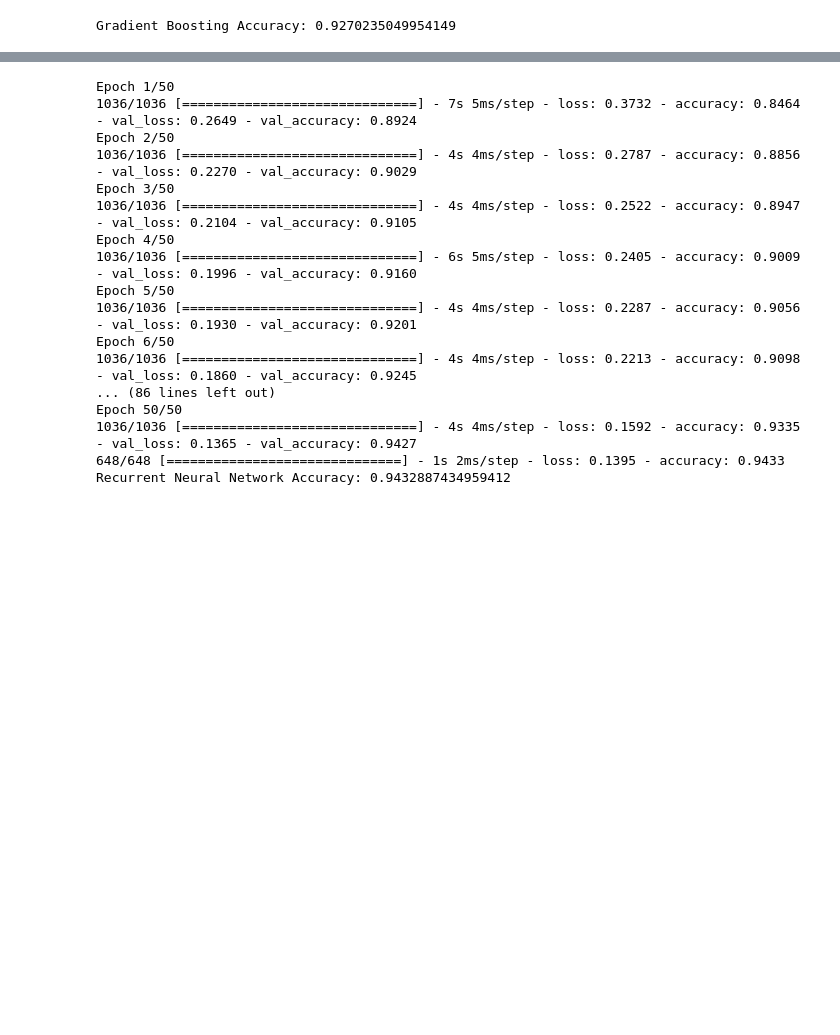
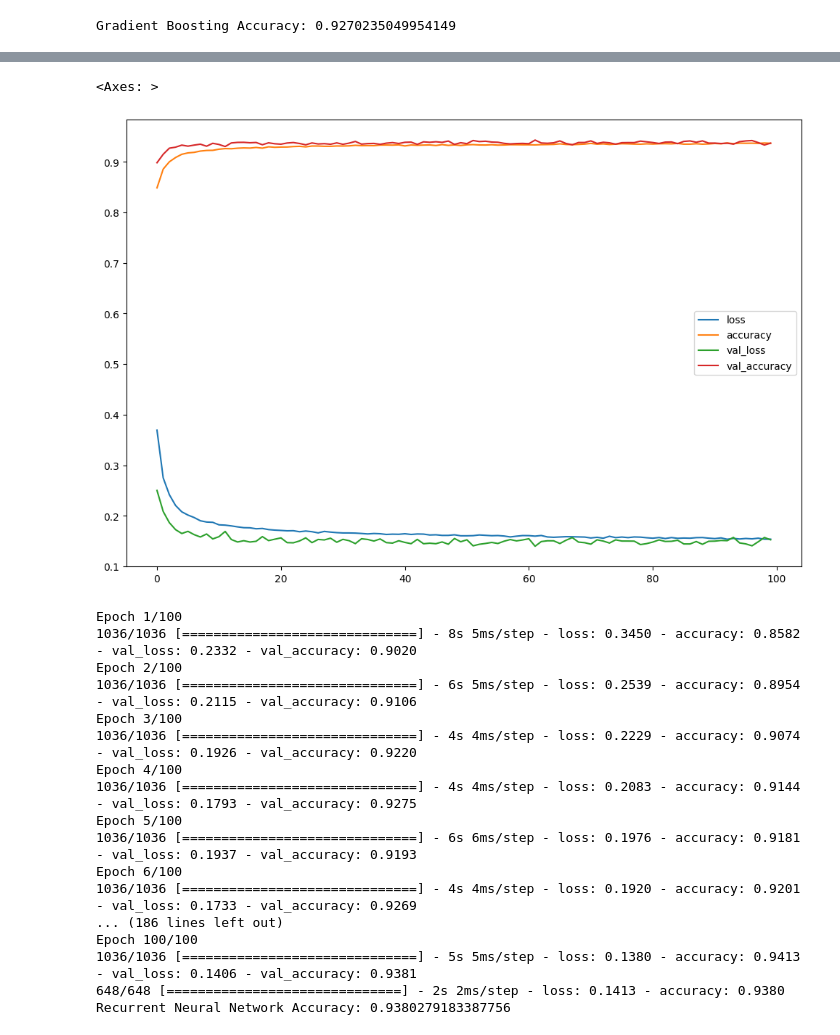
Before and after one commit to Hoang-Qui/Project-Final-Machine-Learning, a Jupyter notebook: Task2/fn_Task2.ipynb, the cells around one changed output, grey strips where cells are left out. Saved outputs shown, nothing was run; the diff lists cells and outputs as text; code cells hidden in the pictures; blank space fills up the shorter version.

```diff
--- a/Task2/fn_Task2.ipynb
+++ b/Task2/fn_Task2.ipynb
@@ -210,11 +249,12 @@ fnn_model = Sequential([
     Dense(64, activation='relu', input_dim=X_train_scaled.shape[1]),
     Dropout(0.5),
     Dense(32, activation='relu'),
+    Dense(16, activation='relu'),
     Dense(1, activation='sigmoid')
 ])
 early_stopping = EarlyStopping(monitor='val_loss', patience=3, restore_best_weights=True)
 fnn_model.compile(optimizer='adam', loss='binary_crossentropy', metrics=['accuracy'])
-fnn_model.fit(X_train_scaled, y_train, epochs=50, batch_size=64, validation_split=0.2)
+fnn_history = fnn_model.fit(X_train_scaled, y_train, epochs=100, batch_size=64, validation_split=0.2)
 
 fnn_accuracy = fnn_model.evaluate(X_test_scaled, y_test)[1]
 print("Feedforward Neural Network Accuracy:", fnn_accuracy)
@@ -239,9 +301,16 @@ Feedforward Neural Network Accuracy: 0.9384140372276306
+# %%
+loss_df = pd.DataFrame(fnn_history.history)
+# print(loss_df)
+loss_df.plot(figsize=(12, 8))
+# %% [output]
+<Axes: >
+[figure, added]
 # %%
 # Recurrent Neural Network (RNN)
 
 le = LabelEncoder()
-X_train['Departure/Arrival time convenient'] = le.fit_transform(X_train['Departure/Arrival time convenient'])
-X_test['Departure/Arrival time convenient'] = le.transform(X_test['Departure/Arrival time convenient'])
+X_train['Age'] = le.fit_transform(X_train['Age'])
+X_test['Age'] = le.transform(X_test['Age'])
 
 X_train_rnn = X_train_scaled.reshape((X_train_scaled.shape[0], 1, X_train_scaled.shape[1]))
 X_test_rnn = X_test_scaled.reshape((X_test_scaled.shape[0], 1, X_test_scaled.shape[1]))
@@ -249,29 +318,31 @@ X_test_rnn = X_test_scaled.reshape((X_test_scaled.shape[0], 1, X_test_scaled.sha
 rnn_model = Sequential([
     tf.keras.layers.LSTM(50, activation='relu', input_shape=(1, X_train_scaled.shape[1])),
     Dropout(0.5),
+    Dense(32, activation='relu'),
+    Dense(16, activation='relu'),
     Dense(1, activation='sigmoid')
 ])
 early_stopping = EarlyStopping(monitor='val_loss', patience=3, restore_best_weights=True)
 rnn_model.compile(optimizer='adam', loss='binary_crossentropy', metrics=['accuracy'])
-rnn_model.fit(X_train_rnn, y_train, epochs=50, batch_size=64, validation_split=0.2)
+rnn_history = rnn_model.fit(X_train_rnn, y_train, epochs=100, batch_size=64, validation_split=0.2)
 
 rnn_accuracy = rnn_model.evaluate(X_test_rnn, y_test)[1]
 print("Recurrent Neural Network Accuracy:", rnn_accuracy)
 # %% [output]
-Epoch 1/50
-1036/1036 [==============================] - 7s 5ms/step - loss: 0.3732 - accuracy: 0.8464 - val_loss: 0.2649 - val_accuracy: 0.8924
-Epoch 2/50
-1036/1036 [==============================] - 4s 4ms/step - loss: 0.2787 - accuracy: 0.8856 - val_loss: 0.2270 - val_accuracy: 0.9029
-Epoch 3/50
-1036/1036 [==============================] - 4s 4ms/step - loss: 0.2522 - accuracy: 0.8947 - val_loss: 0.2104 - val_accuracy: 0.9105
-Epoch 4/50
-1036/1036 [==============================] - 6s 5ms/step - loss: 0.2405 - accuracy: 0.9009 - val_loss: 0.1996 - val_accuracy: 0.9160
-Epoch 5/50
-1036/1036 [==============================] - 4s 4ms/step - loss: 0.2287 - accuracy: 0.9056 - val_loss: 0.1930 - val_accuracy: 0.9201
-Epoch 6/50
-1036/1036 [==============================] - 4s 4ms/step - loss: 0.2213 - accuracy: 0.9098 - val_loss: 0.1860 - val_accuracy: 0.9245
-... (86 lines left out)
-Epoch 50/50
-1036/1036 [==============================] - 4s 4ms/step - loss: 0.1592 - accuracy: 0.9335 - val_loss: 0.1365 - val_accuracy: 0.9427
-648/648 [==============================] - 1s 2ms/step - loss: 0.1395 - accuracy: 0.9433
-Recurrent Neural Network Accuracy: 0.9432887434959412
+Epoch 1/100
+1036/1036 [==============================] - 8s 5ms/step - loss: 0.3450 - accuracy: 0.8582 - val_loss: 0.2332 - val_accuracy: 0.9020
+Epoch 2/100
+1036/1036 [==============================] - 6s 5ms/step - loss: 0.2539 - accuracy: 0.8954 - val_loss: 0.2115 - val_accuracy: 0.9106
+Epoch 3/100
+1036/1036 [==============================] - 4s 4ms/step - loss: 0.2229 - accuracy: 0.9074 - val_loss: 0.1926 - val_accuracy: 0.9220
+Epoch 4/100
+1036/1036 [==============================] - 4s 4ms/step - loss: 0.2083 - accuracy: 0.9144 - val_loss: 0.1793 - val_accuracy: 0.9275
+Epoch 5/100
+1036/1036 [==============================] - 6s 6ms/step - loss: 0.1976 - accuracy: 0.9181 - val_loss: 0.1937 - val_accuracy: 0.9193
+Epoch 6/100
+1036/1036 [==============================] - 4s 4ms/step - loss: 0.1920 - accuracy: 0.9201 - val_loss: 0.1733 - val_accuracy: 0.9269
+... (186 lines left out)
+Epoch 100/100
+1036/1036 [==============================] - 5s 5ms/step - loss: 0.1380 - accuracy: 0.9413 - val_loss: 0.1406 - val_accuracy: 0.9381
+648/648 [==============================] - 2s 2ms/step - loss: 0.1413 - accuracy: 0.9380
+Recurrent Neural Network Accuracy: 0.9380279183387756
```
Also changed, not shown: parts of 29 cells of this notebook.
